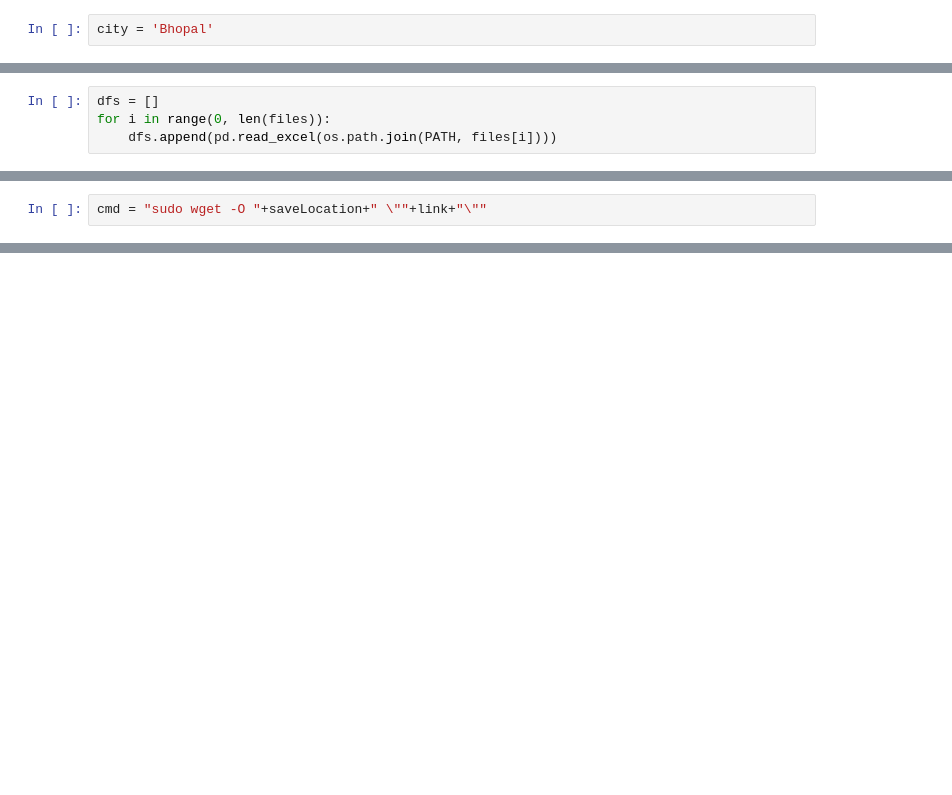
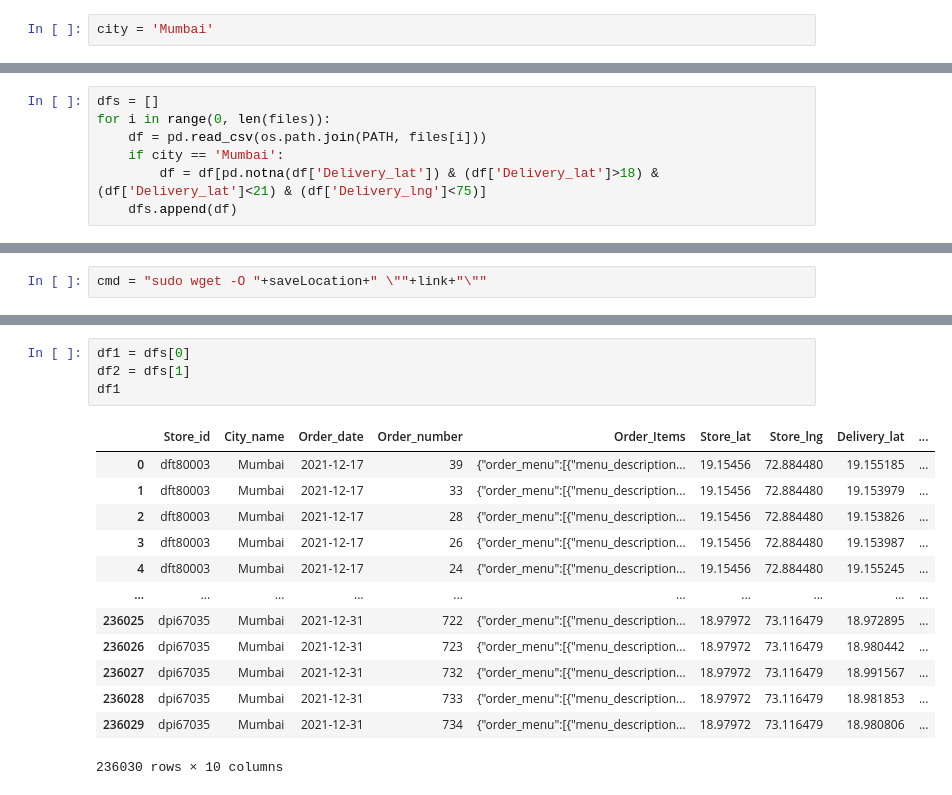
Before and after one commit to manoj2601/Dominos-Data-Analysis, a Jupyter notebook: mapCreation/getBounds.ipynb, the cells around one changed output, grey strips where cells are left out. Drawn from its saved outputs; the diff is of its cells as text; blank space fills up the shorter version.

```diff
--- a/mapCreation/getBounds.ipynb
+++ b/mapCreation/getBounds.ipynb
@@ -7,7 +7,7 @@ import numpy as np
 import os
 import re
 # %%
-city = 'Bhopal'
+city = 'Mumbai'
 # %%
 PATH = f'/media/root/data/analysis/data/Order_wise_data/{city}/'
 # %%
@@ -19,7 +18,10 @@ files
 # %%
 dfs = []
 for i in range(0, len(files)):
-    dfs.append(pd.read_excel(os.path.join(PATH, files[i])))
+    df = pd.read_csv(os.path.join(PATH, files[i]))
+    if city == 'Mumbai':
+        df = df[pd.notna(df['Delivery_lat']) & (df['Delivery_lat']>18) & (df['Delivery_lat']<21) & (df['Delivery_lng']<75)]
+    dfs.append(df)
 # %%
 mini_lat = 4321.0
 mini_long = 4321.0
@@ -76,0 +141,18 @@ cmd
+# %%
+df1 = dfs[0]
+df2 = dfs[1]
+df1
+# %% [output]
+|  | Store_id | City_name | Order_date | Order_number | Order_Items | Store_lat | Store_lng | Delivery_lat | ... |
+| 0 | dft80003 | Mumbai | 2021-12-17 | 39 | {"order_menu":[{"menu_description... | 19.15456 | 72.884480 | 19.155185 | ... |
+| 1 | dft80003 | Mumbai | 2021-12-17 | 33 | {"order_menu":[{"menu_description... | 19.15456 | 72.884480 | 19.153979 | ... |
+| 2 | dft80003 | Mumbai | 2021-12-17 | 28 | {"order_menu":[{"menu_description... | 19.15456 | 72.884480 | 19.153826 | ... |
+| 3 | dft80003 | Mumbai | 2021-12-17 | 26 | {"order_menu":[{"menu_description... | 19.15456 | 72.884480 | 19.153987 | ... |
+| 4 | dft80003 | Mumbai | 2021-12-17 | 24 | {"order_menu":[{"menu_description... | 19.15456 | 72.884480 | 19.155245 | ... |
+| ... | ... | ... | ... | ... | ... | ... | ... | ... | ... |
+| 236025 | dpi67035 | Mumbai | 2021-12-31 | 722 | {"order_menu":[{"menu_description... | 18.97972 | 73.116479 | 18.972895 | ... |
+| 236026 | dpi67035 | Mumbai | 2021-12-31 | 723 | {"order_menu":[{"menu_description... | 18.97972 | 73.116479 | 18.980442 | ... |
+| 236027 | dpi67035 | Mumbai | 2021-12-31 | 732 | {"order_menu":[{"menu_description... | 18.97972 | 73.116479 | 18.991567 | ... |
+| 236028 | dpi67035 | Mumbai | 2021-12-31 | 733 | {"order_menu":[{"menu_description... | 18.97972 | 73.116479 | 18.981853 | ... |
+| 236029 | dpi67035 | Mumbai | 2021-12-31 | 734 | {"order_menu":[{"menu_description... | 18.97972 | 73.116479 | 18.980806 | ... |
+236030 rows × 10 columns
```
Also changed, not shown: parts of 21 cells of this notebook, 22 other files.
